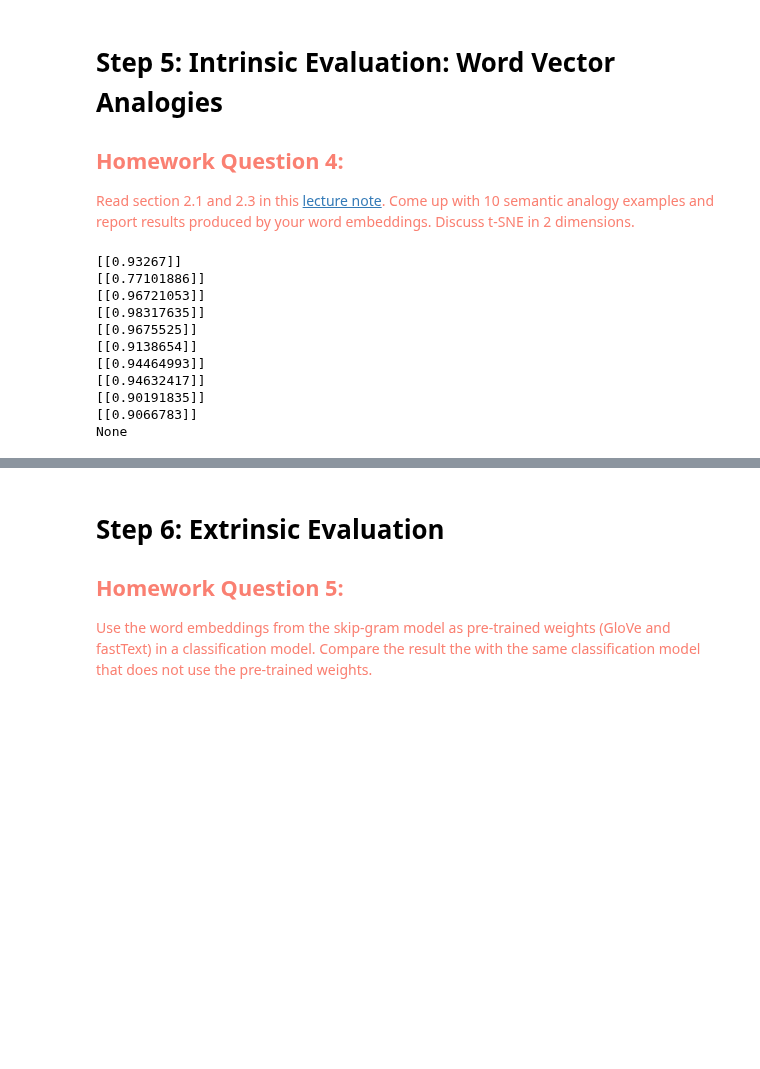
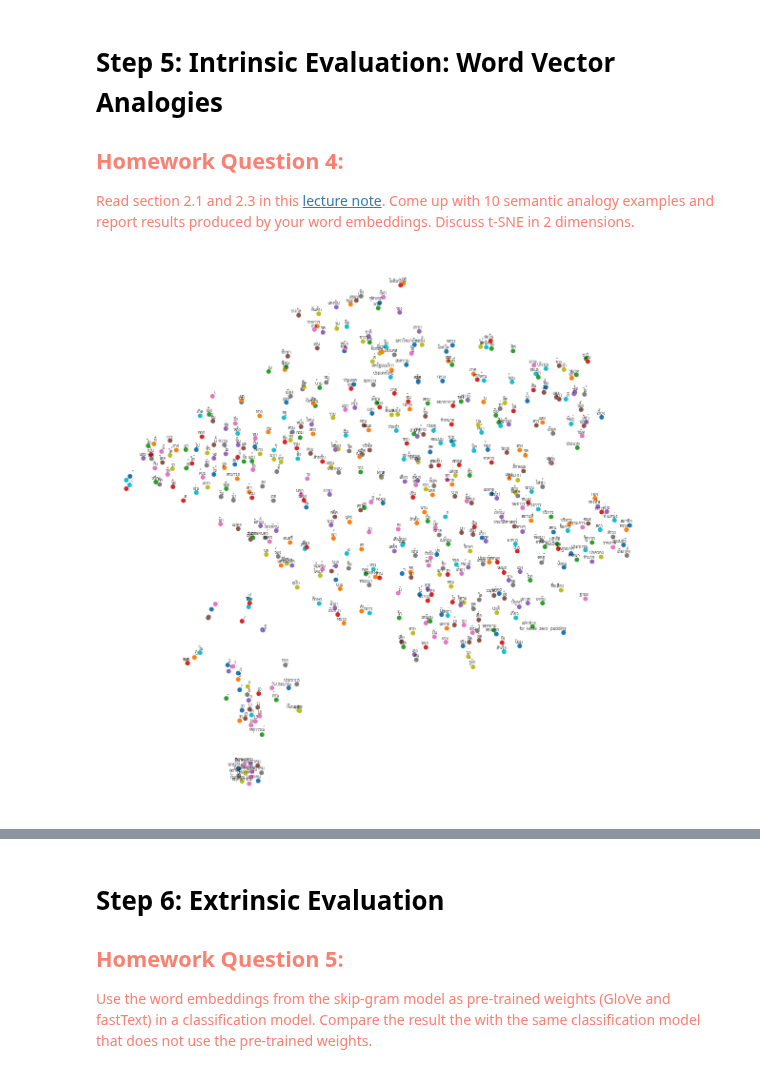
Before and after one commit to AthimetA/FRA501_Natural_Language_Processing, a Jupyter notebook: Homework/HW2/HW2.2-WordRepresentation.ipynb, the cells around one changed output, grey strips where cells are left out. Cells and saved outputs as stored; diff of their text form; code cells hidden in the pictures; blank space fills up the shorter version.

Commit message:
add tsne plot

```diff
--- a/Homework/HW2/HW2.2-WordRepresentation.ipynb
+++ b/Homework/HW2/HW2.2-WordRepresentation.ipynb
@@ -39,6 +39,13 @@ from keras.preprocessing.sequence import skipgrams
 from keras.preprocessing import sequence
 from keras import backend as K
 from keras.optimizers import Adam
+from sklearn.metrics.pairwise import cosine_similarity
+from sklearn.manifold import TSNE
+import matplotlib.pyplot as plt
+import matplotlib as mpl
+
+mpl.font_manager.fontManager.addfont('../../font/THSarabunNew.ttf')
+mpl.rc('font', family='TH Sarabun New')
 
 random.seed(42)
 # %% [markdown]
@@ -284,25 +291,30 @@ print(final_embeddings.shape)
 # Step 5: Intrinsic Evaluation: Word Vector Analogies
 ## <font color='salmon'>Homework Question 4: </font>
 <font color='salmon'> Read section 2.1 and 2.3 in this [lecture note](http://web.stanford.edu/class/cs224n/readings/cs224n-2019-notes02-wordvecs2.pdf). Come up with 10 semantic analogy examples and report results produced by your word embeddings. Discuss t-SNE in 2 dimensions. </font>
-# %%
-# TODO#4:Come up with 10 semantic analogy examples and report results produced by your word embeddings anf do t-SNE in 2 dimensions.
-#and tell us what you observe
-from sklearn.metrics.pairwise import cosine_similarity
-from sklearn.manifold import TSNE
-
-analogyEX1 = ['king', 'ไม่', 'ไม่', 'และ', 'หรือ', 'photo', 'photo', 'เพราะ', 'เนื่อง', 'good']
-analogyEX2 = ['queen', 'ใช่', 'ได้', 'กับ', 'และ', 'camera', 'picture', 'ว่า', 'จาก', 'bad']
-for i in range(10):
-    print(cosine_similarity(final_embeddings[dictionary[analogyEX1[i]]].reshape(1, -1), final_embeddings[dictionary[analogyEX2[i]]].reshape(1, -1)))
-# %% [output]
-[[0.93267]]
-[[0.77101886]]
-[[0.96721053]]
-[[0.98317635]]
-[[0.9675525]]
-[[0.9138654]]
-[[0.94464993]]
-[[0.94632417]]
-[[0.90191835]]
-[[0.9066783]]
-None
+# %%
+def plot_with_labels(low_dim_embs, labels, filename=None):
+    assert low_dim_embs.shape[0] >= len(labels), 'More labels than embeddings'
+    plt.figure(figsize=(15, 15))  # in inches
+    plt.axis('off')
+    for i, label in enumerate(labels):
+        x, y = low_dim_embs[i, :]
+        plt.scatter(x, y)
+        plt.annotate(label,
+                     xy=(x, y),
+                     xytext=(5, 2),
+                     textcoords='offset points',
+                     ha='right',
+                     va='bottom')
+
+
+    plt.show()
+    if filename is not None:
+        plt.savefig(filename)
+# %%
+tsne = TSNE(perplexity=30, n_components=2, init='pca', n_iter=2500)
+plot_only = 500 #only top 500 words
+low_dim_embs = tsne.fit_transform(final_embeddings[:plot_only, :])
+labels = [reverse_dictionary[i] for i in range(plot_only)]
+plot_with_labels(low_dim_embs, labels)
+# %% [output]
+[figure, added]
```
Also changed, not shown: parts of 1 cell of this notebook.
